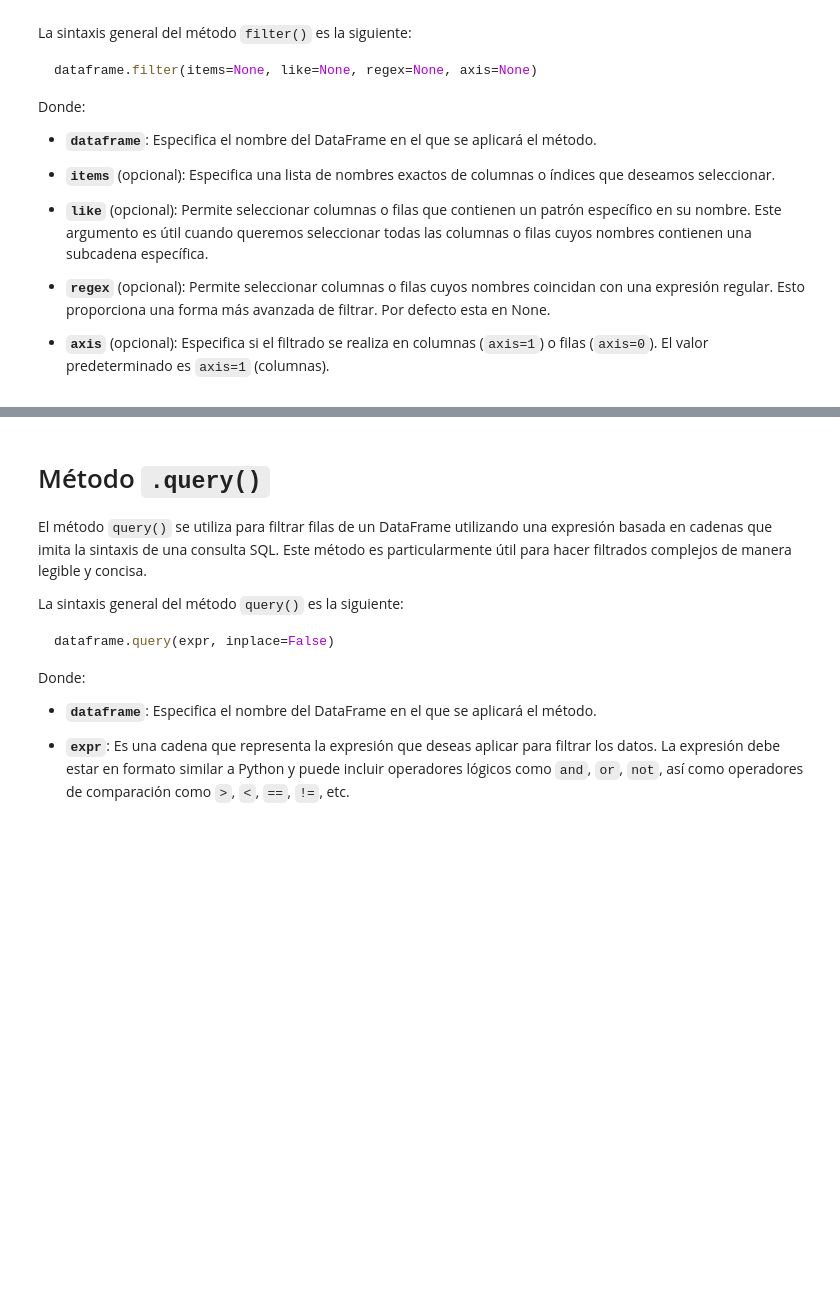
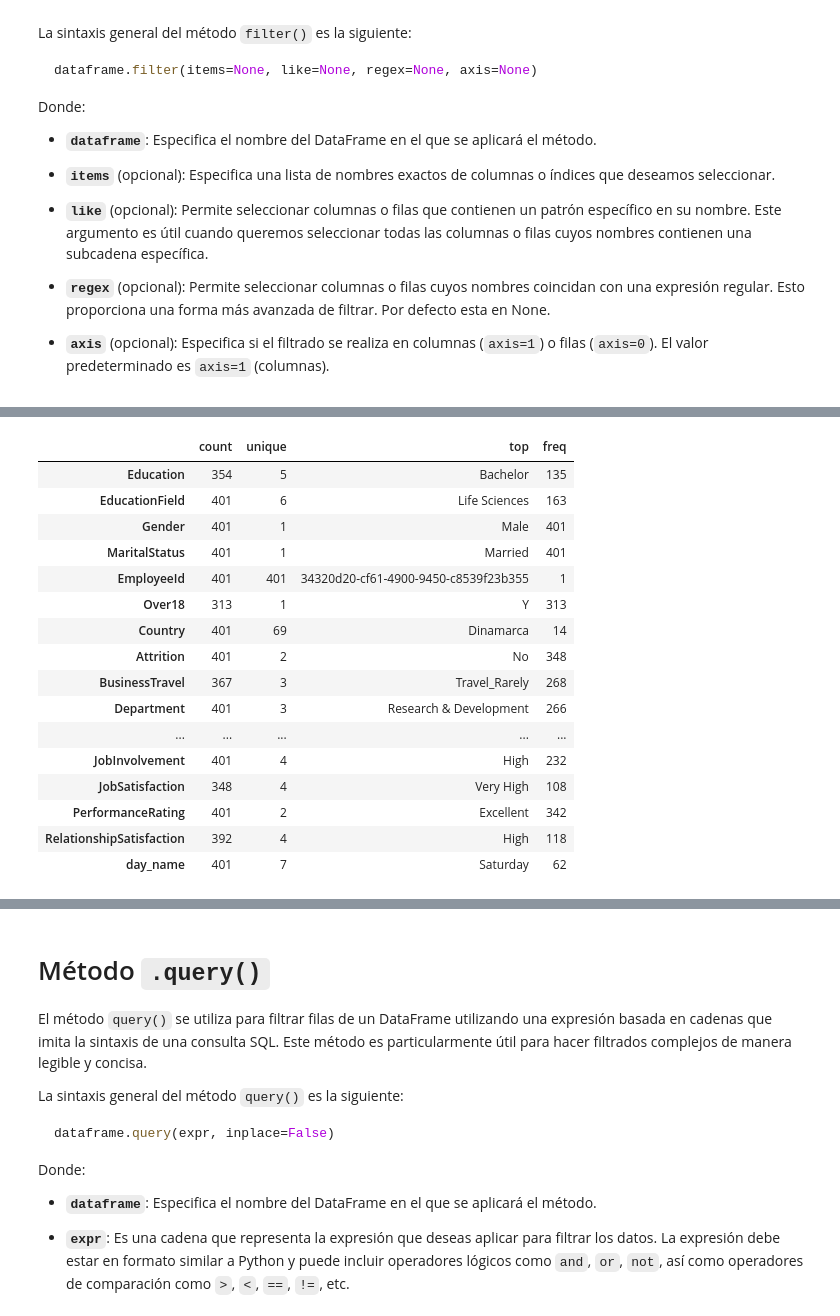
Before and after one commit to jgilsu11/Teoria, a Jupyter notebook: Modulo2/teoria/modulo2-leccion03-pandas-filtrado.ipynb, the cells around one changed output, grey strips where cells are left out. Cells and saved outputs as stored; diff of their text form; code cells hidden in the pictures; blank space fills up the shorter version.

```diff
--- a/Modulo2/teoria/modulo2-leccion03-pandas-filtrado.ipynb
+++ b/Modulo2/teoria/modulo2-leccion03-pandas-filtrado.ipynb
@@ -365,0 +438,21 @@ Donde:
+# %%
+df_query= df.query("Gender == 'Male' and MaritalStatus == 'Married'")               #Se usa la comilla simple para que no rompa la de fuera
+df_query.describe(include="O").T              #Coprobación de que solo nos hemos quedado con Male y Married
+# %% [output]
+|  | count | unique | top | freq |
+| Education | 354 | 5 | Bachelor | 135 |
+| EducationField | 401 | 6 | Life Sciences | 163 |
+| Gender | 401 | 1 | Male | 401 |
+| MaritalStatus | 401 | 1 | Married | 401 |
+| EmployeeId | 401 | 401 | 34320d20-cf61-4900-9450-c8539f23b355 | 1 |
+| Over18 | 313 | 1 | Y | 313 |
+| Country | 401 | 69 | Dinamarca | 14 |
+| Attrition | 401 | 2 | No | 348 |
+| BusinessTravel | 367 | 3 | Travel_Rarely | 268 |
+| Department | 401 | 3 | Research & Development | 266 |
+| ... | ... | ... | ... | ... |
+| JobInvolvement | 401 | 4 | High | 232 |
+| JobSatisfaction | 348 | 4 | Very High | 108 |
+| PerformanceRating | 401 | 2 | Excellent | 342 |
+| RelationshipSatisfaction | 392 | 4 | High | 118 |
+| day_name | 401 | 7 | Saturday | 62 |
```
Also changed, not shown: parts of 21 cells of this notebook.
